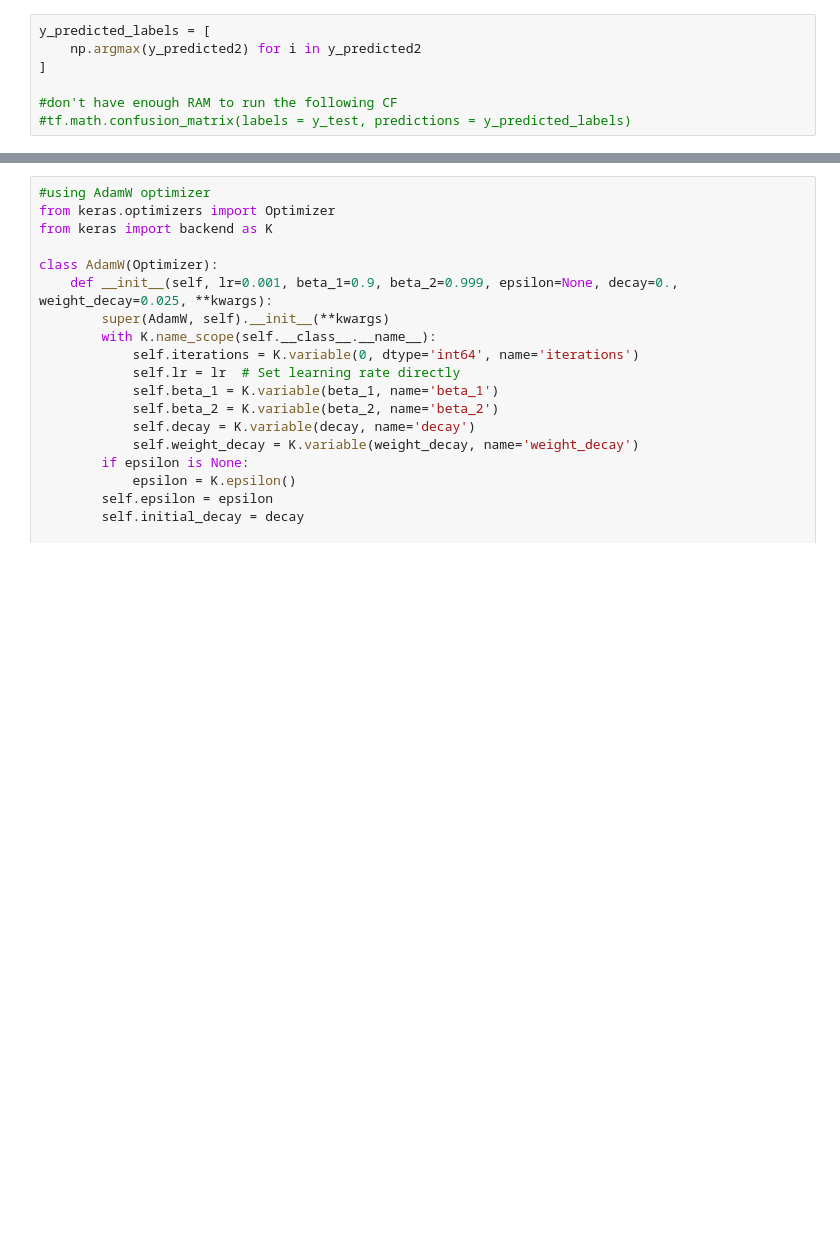
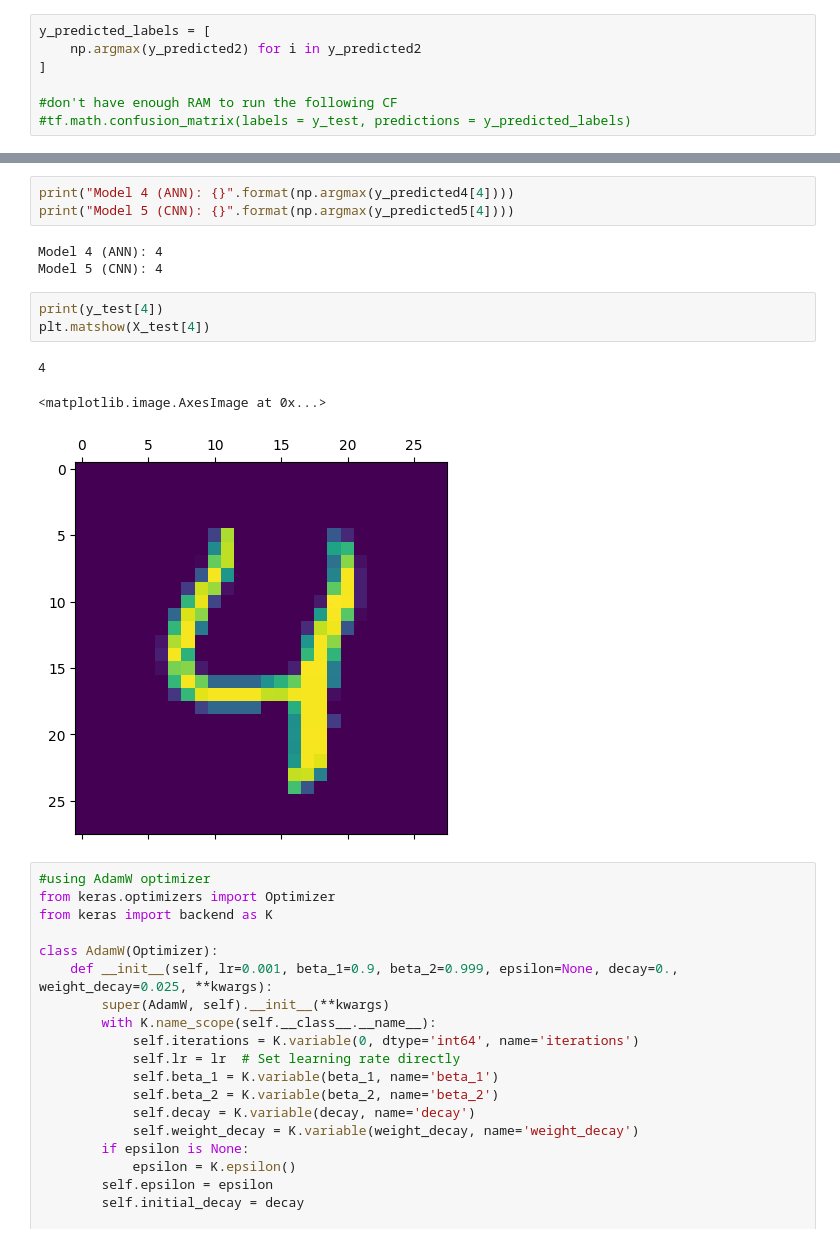
Before and after one commit to olinyoder2534/TensorflowPractice, a Jupyter notebook: HandwrittenDigits.ipynb, the cells around one changed output, grey strips where cells are left out. Cells and saved outputs as stored; diff of their text form; blank space fills up the shorter version.

```diff
--- a/HandwrittenDigits.ipynb
+++ b/HandwrittenDigits.ipynb
@@ -235,3 +281,16 @@ Epoch 5/5
+# %%
+print("Model 4 (ANN): {}".format(np.argmax(y_predicted4[4])))
+print("Model 5 (CNN): {}".format(np.argmax(y_predicted5[4])))
+# %% [output]
+Model 4 (ANN): 4
+Model 5 (CNN): 4
+# %%
+print(y_test[4])
+plt.matshow(X_test[4])
+# %% [output]
+4
+<matplotlib.image.AxesImage at 0x...>
+[figure, added]
 # %%
 #using AdamW optimizer
 from keras.optimizers import Optimizer
```
Also changed, not shown: parts of 14 cells of this notebook.
